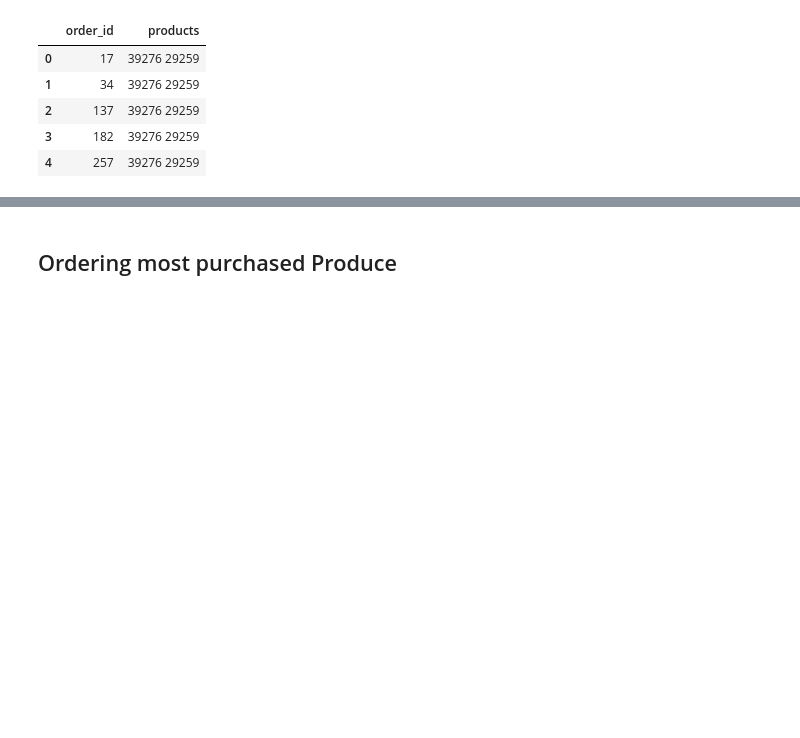
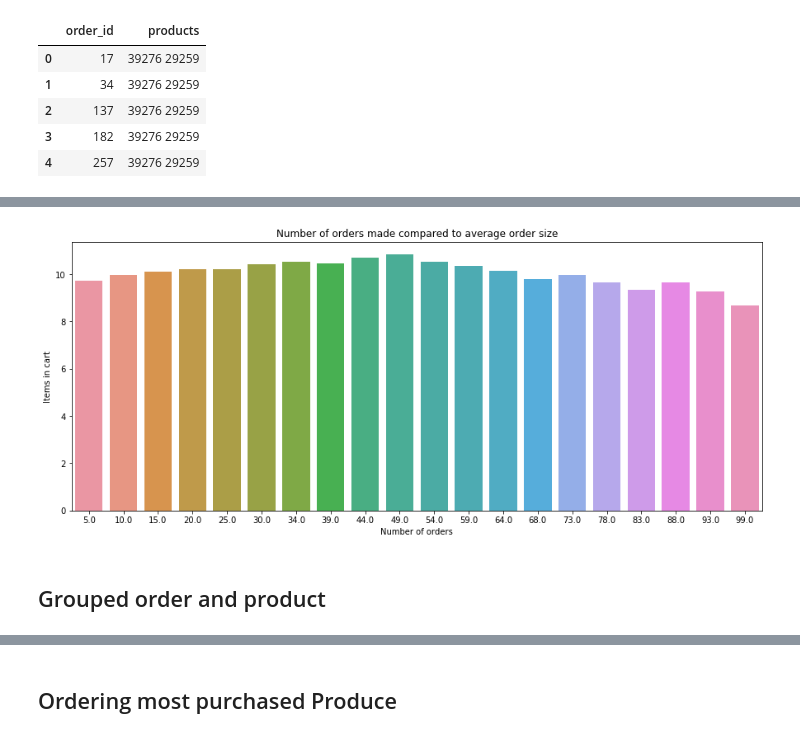
Before and after one commit to Josefa-Sullivan/Instacart, a Jupyter notebook: Mike/instacarteda.ipynb, the cells around one changed output, grey strips where cells are left out. Saved outputs shown, nothing was run; the diff lists cells and outputs as text; code cells hidden in the pictures; blank space fills up the shorter version.

```diff
--- a/Mike/instacarteda.ipynb
+++ b/Mike/instacarteda.ipynb
@@ -47,3 +38,6 @@ order_products_train.head()
 | 2 | 1 | 10246 | 3 | 0 |
 | 3 | 1 | 49683 | 4 | 0 |
 | 4 | 1 | 43633 | 5 | 1 |
+# %%
+order_products = pd.concat([order_products_prior,order_products_train])
+order_products.head()
@@ -90,3 +75,6 @@ sample_submission.sort_values(by = 'order_id').head()
 | 2 | 137 | 39276 29259 |
 | 3 | 182 | 39276 29259 |
 | 4 | 257 | 39276 29259 |
+# %%
+order_size = orders.merge(order_products, on = 'order_id')[['user_id','order_number','add_to_cart_order']]
+order_size.head()
@@ -92,0 +90,8 @@ sample_submission.sort_values(by = 'order_id').head()
+# %%
+order_size_users = order_size.groupby(['user_id','order_number']).max().reset_index().rename({'add_to_cart_order':'cart_size'}, axis = 1)
+orders_v_cartsize = order_size_users.groupby('user_id').agg({'order_number':'max','cart_size':'mean'})
+orders_v_cartsize['binned'] = pd.cut(orders_v_cartsize.order_number, bins=20)
+orders_v_cartsize = orders_v_cartsize.groupby('binned').mean().reset_index()
+orders_v_cartsize.order_number = orders_v_cartsize.order_number.round(0)
+
+orders_v_cartsize.head()
@@ -92,0 +105,11 @@ sample_submission.sort_values(by = 'order_id').head()
+# %%
+plt.figure(figsize = (15,6))
+sns.barplot(x = orders_v_cartsize.order_number, y = orders_v_cartsize.cart_size)
+plt.title('Number of orders made compared to average order size')
+plt.xlabel('Number of orders')
+plt.ylabel('Items in cart')
+plt.show()
+# %% [output]
+[figure, added]
+# %% [markdown]
+## Grouped order and product
```
Also changed, not shown: parts of 19 cells of this notebook, 2 other files.
